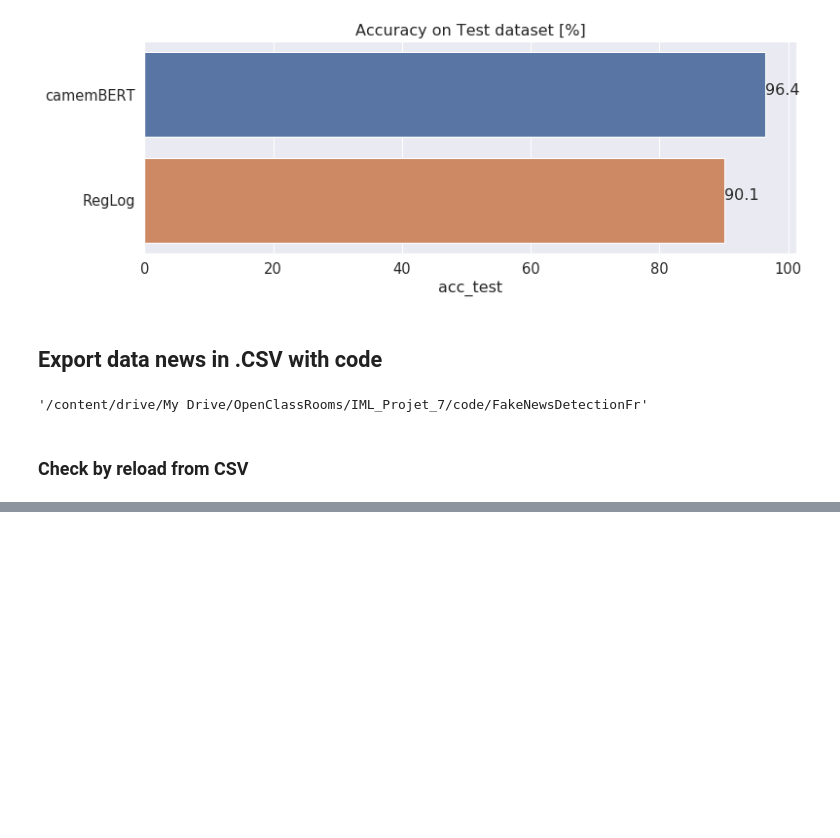
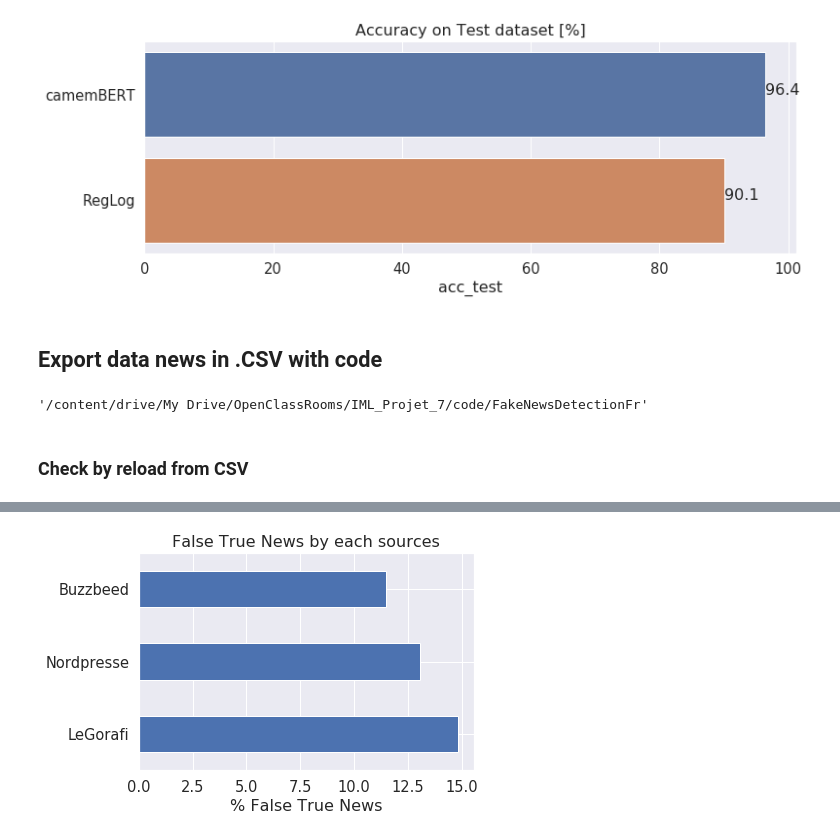
Before and after one commit to jeugregg/FakeNewsDetectionFr, a Jupyter notebook: 04_Train_evaluate_baseline.ipynb, the cells around one changed output, grey strips where cells are left out. Drawn from its saved outputs; the diff is of its cells as text; code cells hidden in the pictures; blank space fills up the shorter version.

```diff
--- a/04_Train_evaluate_baseline.ipynb
+++ b/04_Train_evaluate_baseline.ipynb
@@ -1019,0 +1145,18 @@ df_news_csv.head()
+# %%
+# count all news by sources
+s_source = df_news[df_news["train"] == False].source.value_counts(sort=False)
+# count false negatives by sources
+s_source_fn = df_news[(df_news["fn_logreg"] == True) \
+                  & (df_news["train"] == False)].source.value_counts(sort=False)
+# label Fake news sources
+list_fake_sources = df_news[(df_news["fake"] == 1) & \
+                            (df_news["train"] == False)]["source"].unique()
+# calculate repartition of false positive by sources
+s_pc_fn = s_source.filter(items=list_fake_sources).astype('float')
+for source_name in s_pc_fn.index:
+  if source_name in s_source_fn.index.tolist():
+    print("{} / {}".format(s_source_fn[source_name], s_pc_fn[source_name]))
+    s_pc_fn[source_name] = 100*s_source_fn[source_name]/s_pc_fn[source_name]
+  else:
+    s_pc_fn[source_name] = 0
+s_pc_fn
@@ -1019,0 +1171,6 @@ df_news_csv.head()
+# %%
+ax = s_pc_fn.plot.barh()
+ax.set_title("False True News by each sources")
+ax.set_xlabel("% False True News");
+# %% [output]
+[figure, added]
```
Also changed, not shown: parts of 14 cells of this notebook, 1 other file.
